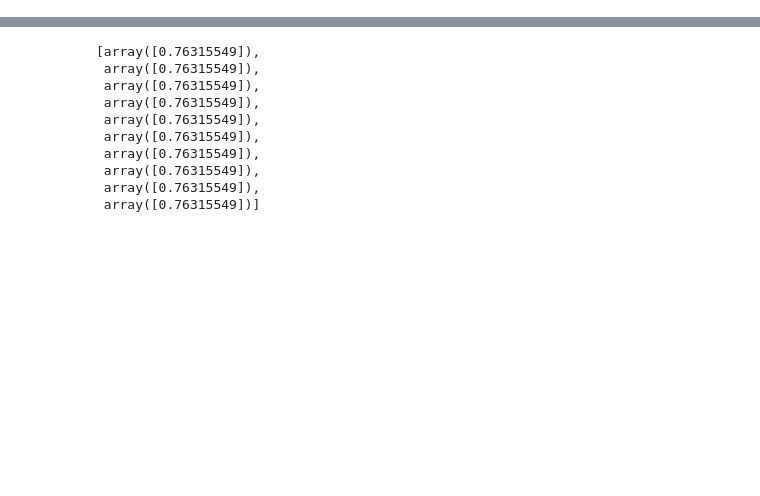
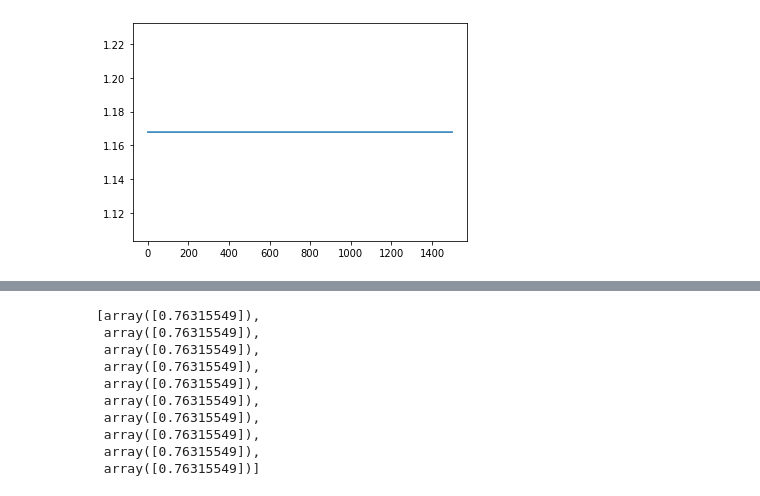
Before and after one commit to sotainoue/ProbabilityNext, a Jupyter notebook: prediction.ipynb, the cells around one changed output, grey strips where cells are left out. Cells and saved outputs as stored; diff of their text form; code cells hidden in the pictures; blank space fills up the shorter version.

```diff
--- a/prediction.ipynb
+++ b/prediction.ipynb
@@ -174,3 +224,9 @@ plt.show()
+# %%
+plt.plot(loss_history[1500:])
+
+plt.show()
+# %% [output]
+[figure, added]
 # %%
 finalS = S_history[-1]
 np.fill_diagonal(finalS,0)
```
Also changed, not shown: parts of 16 cells of this notebook.
